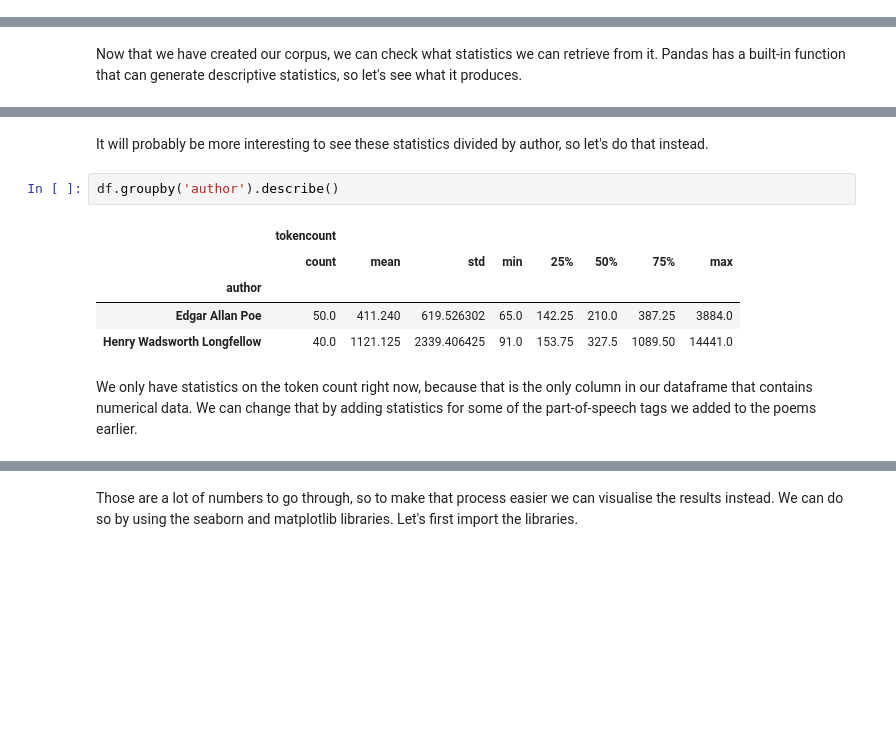
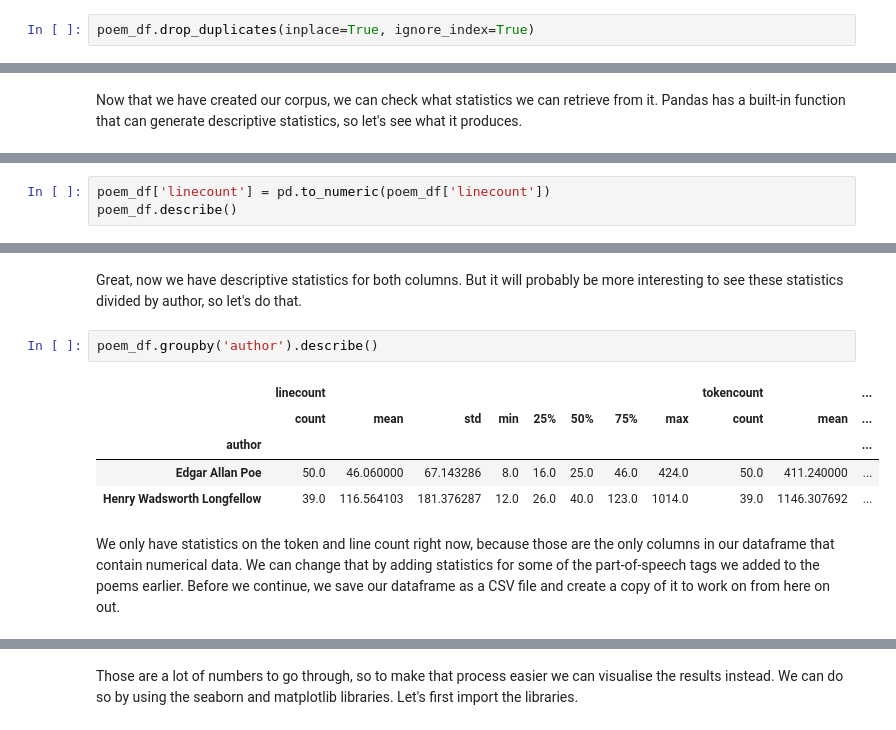
Before and after one commit to 573phn/dh_cd_a02, a Jupyter notebook: poem.ipynb, the cells around one changed output, grey strips where cells are left out. Saved outputs shown, nothing was run; the diff lists cells and outputs as text; blank space fills up the shorter version.

```diff
--- a/poem.ipynb
+++ b/poem.ipynb
@@ -79 +88,3 @@ poem_df.sample(5)
+# %%
+poem_df.drop_duplicates(inplace=True, ignore_index=True)
 # %% [markdown]
@@ -200,0 +209,3 @@ df.describe()
+# %%
+poem_df['linecount'] = pd.to_numeric(poem_df['linecount'])
+poem_df.describe()
@@ -201,13 +222,13 @@ df.describe()
 # %% [markdown]
-It will probably be more interesting to see these statistics divided by author, so let's do that instead.
+Great, now we have descriptive statistics for both columns. But it will probably be more interesting to see these statistics divided by author, so let's do that.
 # %%
-df.groupby('author').describe()
+poem_df.groupby('author').describe()
 # %% [output]
-|  | tokencount |  |  |  |  |  |  |  |
-|  | count | mean | std | min | 25% | 50% | 75% | max |
-| author |  |  |  |  |  |  |  |  |
-| Edgar Allan Poe | 50.0 | 411.240 | 619.526302 | 65.0 | 142.25 | 210.0 | 387.25 | 3884.0 |
-| Henry Wadsworth Longfellow | 40.0 | 1121.125 | 2339.406425 | 91.0 | 153.75 | 327.5 | 1089.50 | 14441.0 |
+|  | linecount |  |  |  |  |  |  |  | tokencount |  | ... |
+|  | count | mean | std | min | 25% | 50% | 75% | max | count | mean | ... |
+| author |  |  |  |  |  |  |  |  |  |  | ... |
+| Edgar Allan Poe | 50.0 | 46.060000 | 67.143286 | 8.0 | 16.0 | 25.0 | 46.0 | 424.0 | 50.0 | 411.240000 | ... |
+| Henry Wadsworth Longfellow | 39.0 | 116.564103 | 181.376287 | 12.0 | 26.0 | 40.0 | 123.0 | 1014.0 | 39.0 | 1146.307692 | ... |
 # %% [markdown]
-We only have statistics on the token count right now, because that is the only column in our dataframe that contains numerical data. We can change that by adding statistics for some of the part-of-speech tags we added to the poems earlier.
+We only have statistics on the token and line count right now, because those are the only columns in our dataframe that contain numerical data. We can change that by adding statistics for some of the part-of-speech tags we added to the poems earlier. Before we continue, we save our dataframe as a CSV file and create a copy of it to work on from here on out.
 # %%
```
Also changed, not shown: parts of 15 cells of this notebook, 1 other file.
